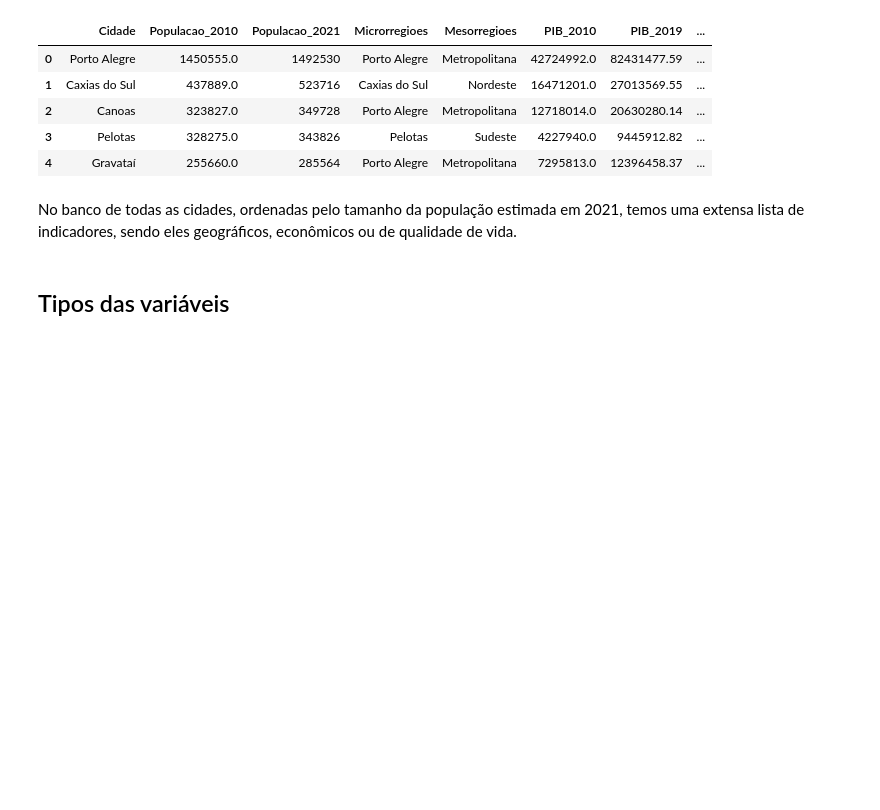
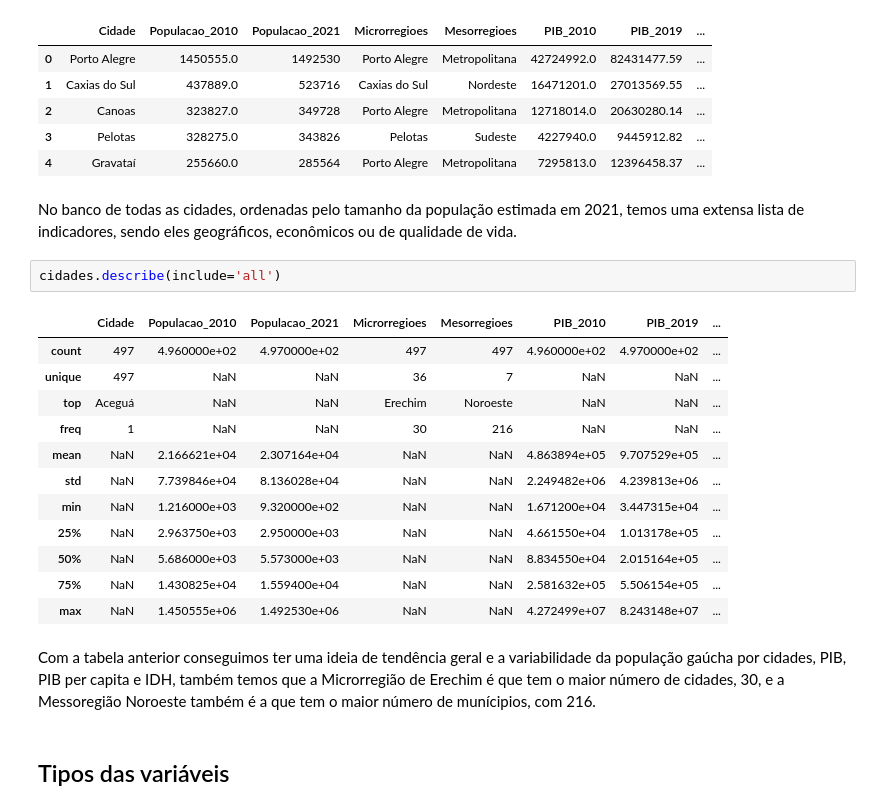
Before and after one commit to VitorBSP/Multiverso_greNAL, a Jupyter notebook: analise.ipynb, the cells around one changed output. Saved outputs shown, nothing was run; the diff lists cells and outputs as text; blank space fills up the shorter version.

```diff
--- a/analise.ipynb
+++ b/analise.ipynb
@@ -137,6 +153,23 @@ cidades.head(5)
 | 4 | Gravataí | 255660.0 | 285564 | Porto Alegre | Metropolitana | 7295813.0 | 12396458.37 | ... |
 # %% [markdown]
 No banco de todas as cidades, ordenadas pelo tamanho da população estimada em 2021, temos uma extensa lista de indicadores, sendo eles geográficos, econômicos ou de qualidade de vida.
+# %%
+cidades.describe(include='all')
+# %% [output]
+|  | Cidade | Populacao_2010 | Populacao_2021 | Microrregioes | Mesorregioes | PIB_2010 | PIB_2019 | ... |
+| count | 497 | 4.960000e+02 | 4.970000e+02 | 497 | 497 | 4.960000e+02 | 4.970000e+02 | ... |
+| unique | 497 | NaN | NaN | 36 | 7 | NaN | NaN | ... |
+| top | Aceguá | NaN | NaN | Erechim | Noroeste | NaN | NaN | ... |
+| freq | 1 | NaN | NaN | 30 | 216 | NaN | NaN | ... |
+| mean | NaN | 2.166621e+04 | 2.307164e+04 | NaN | NaN | 4.863894e+05 | 9.707529e+05 | ... |
+| std | NaN | 7.739846e+04 | 8.136028e+04 | NaN | NaN | 2.249482e+06 | 4.239813e+06 | ... |
+| min | NaN | 1.216000e+03 | 9.320000e+02 | NaN | NaN | 1.671200e+04 | 3.447315e+04 | ... |
+| 25% | NaN | 2.963750e+03 | 2.950000e+03 | NaN | NaN | 4.661550e+04 | 1.013178e+05 | ... |
+| 50% | NaN | 5.686000e+03 | 5.573000e+03 | NaN | NaN | 8.834550e+04 | 2.015164e+05 | ... |
+| 75% | NaN | 1.430825e+04 | 1.559400e+04 | NaN | NaN | 2.581632e+05 | 5.506154e+05 | ... |
+| max | NaN | 1.450555e+06 | 1.492530e+06 | NaN | NaN | 4.272499e+07 | 8.243148e+07 | ... |
+# %% [markdown]
+Com a tabela anterior conseguimos ter uma ideia de tendência geral e a variabilidade da população gaúcha por cidades, PIB, PIB per capita e IDH, também temos que a Microrregião de Erechim é que tem o maior número de cidades, 30, e a Messoregião Noroeste também é a que tem o maior número de munícipios, com 216.
 # %% [markdown]
 ## Tipos das variáveis
 # %% [markdown]
```
Also changed, not shown: parts of 31 cells of this notebook.
